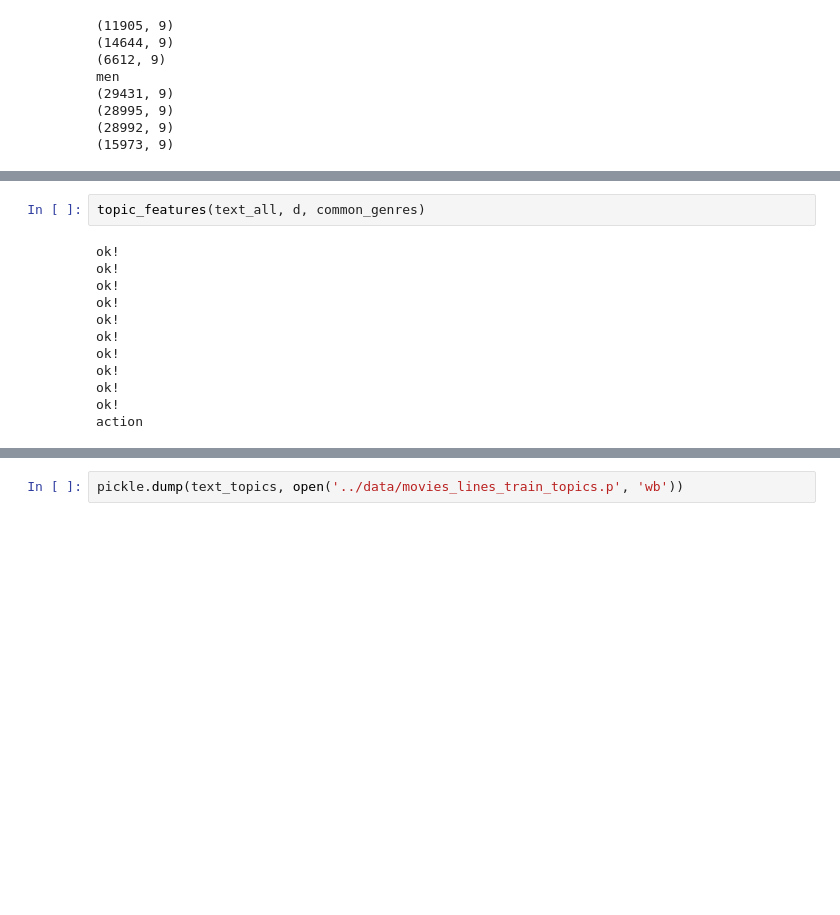
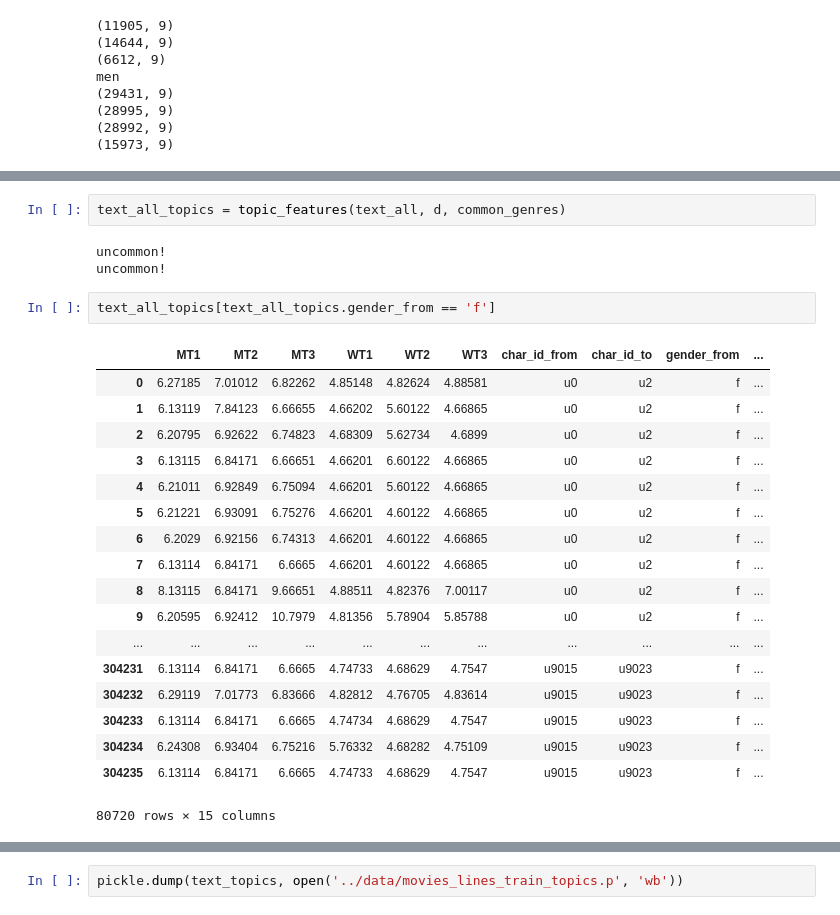
Before and after one commit to nlp-jjer/gender_in_movies, a Jupyter notebook: topic_modeling/ngrams_stats.ipynb, the cells around one changed output, grey strips where cells are left out. Cells and saved outputs as stored; diff of their text form; blank space fills up the shorter version.

```diff
--- a/topic_modeling/ngrams_stats.ipynb
+++ b/topic_modeling/ngrams_stats.ipynb
@@ -327,15 +347,27 @@ def topic_features(df, d, common_genres):
 # %%
-topic_features(text_all, d, common_genres)
+text_all_topics = topic_features(text_all, d, common_genres)
 # %% [output]
-ok!
-ok!
-ok!
-ok!
-ok!
-ok!
-ok!
-ok!
-ok!
-ok!
-action
+uncommon!
+uncommon!
+# %%
+text_all_topics[text_all_topics.gender_from == 'f']
+# %% [output]
+|  | MT1 | MT2 | MT3 | WT1 | WT2 | WT3 | char_id_from | char_id_to | gender_from | ... |
+| 0 | 6.27185 | 7.01012 | 6.82262 | 4.85148 | 4.82624 | 4.88581 | u0 | u2 | f | ... |
+| 1 | 6.13119 | 7.84123 | 6.66655 | 4.66202 | 5.60122 | 4.66865 | u0 | u2 | f | ... |
+| 2 | 6.20795 | 6.92622 | 6.74823 | 4.68309 | 5.62734 | 4.6899 | u0 | u2 | f | ... |
+| 3 | 6.13115 | 6.84171 | 6.66651 | 4.66201 | 6.60122 | 4.66865 | u0 | u2 | f | ... |
+| 4 | 6.21011 | 6.92849 | 6.75094 | 4.66201 | 5.60122 | 4.66865 | u0 | u2 | f | ... |
+| 5 | 6.21221 | 6.93091 | 6.75276 | 4.66201 | 4.60122 | 4.66865 | u0 | u2 | f | ... |
+| 6 | 6.2029 | 6.92156 | 6.74313 | 4.66201 | 4.60122 | 4.66865 | u0 | u2 | f | ... |
+| 7 | 6.13114 | 6.84171 | 6.6665 | 4.66201 | 4.60122 | 4.66865 | u0 | u2 | f | ... |
+| 8 | 8.13115 | 6.84171 | 9.66651 | 4.88511 | 4.82376 | 7.00117 | u0 | u2 | f | ... |
+| 9 | 6.20595 | 6.92412 | 10.7979 | 4.81356 | 5.78904 | 5.85788 | u0 | u2 | f | ... |
+| ... | ... | ... | ... | ... | ... | ... | ... | ... | ... | ... |
+| 304231 | 6.13114 | 6.84171 | 6.6665 | 4.74733 | 4.68629 | 4.7547 | u9015 | u9023 | f | ... |
+| 304232 | 6.29119 | 7.01773 | 6.83666 | 4.82812 | 4.76705 | 4.83614 | u9015 | u9023 | f | ... |
+| 304233 | 6.13114 | 6.84171 | 6.6665 | 4.74734 | 4.68629 | 4.7547 | u9015 | u9023 | f | ... |
+| 304234 | 6.24308 | 6.93404 | 6.75216 | 5.76332 | 4.68282 | 4.75109 | u9015 | u9023 | f | ... |
+| 304235 | 6.13114 | 6.84171 | 6.6665 | 4.74733 | 4.68629 | 4.7547 | u9015 | u9023 | f | ... |
+80720 rows × 15 columns
 # %%
```
Also changed, not shown: parts of 4 cells of this notebook.
